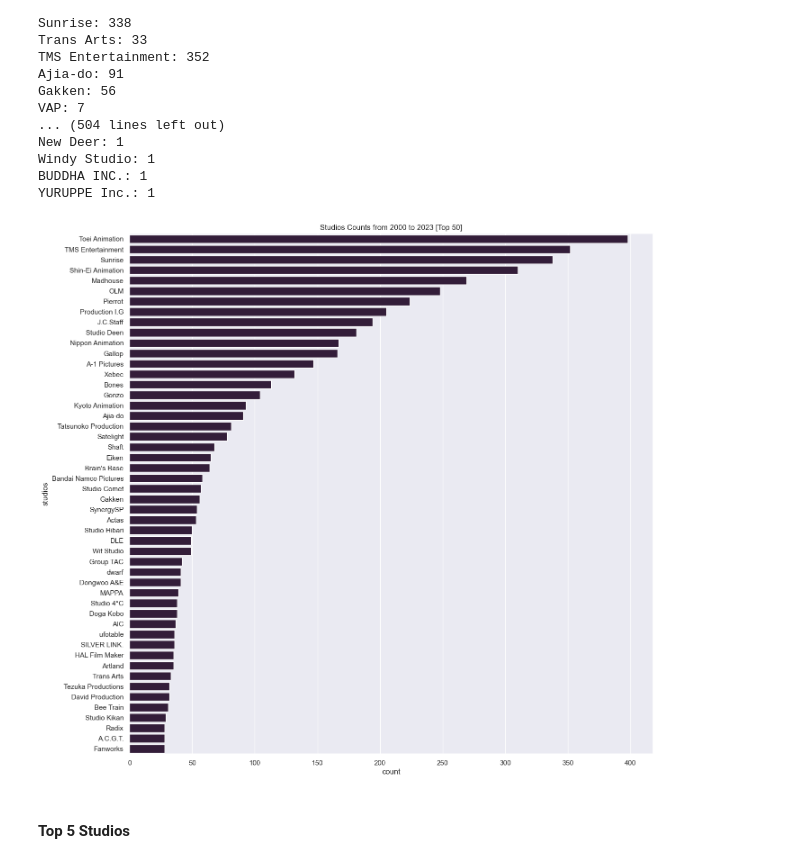
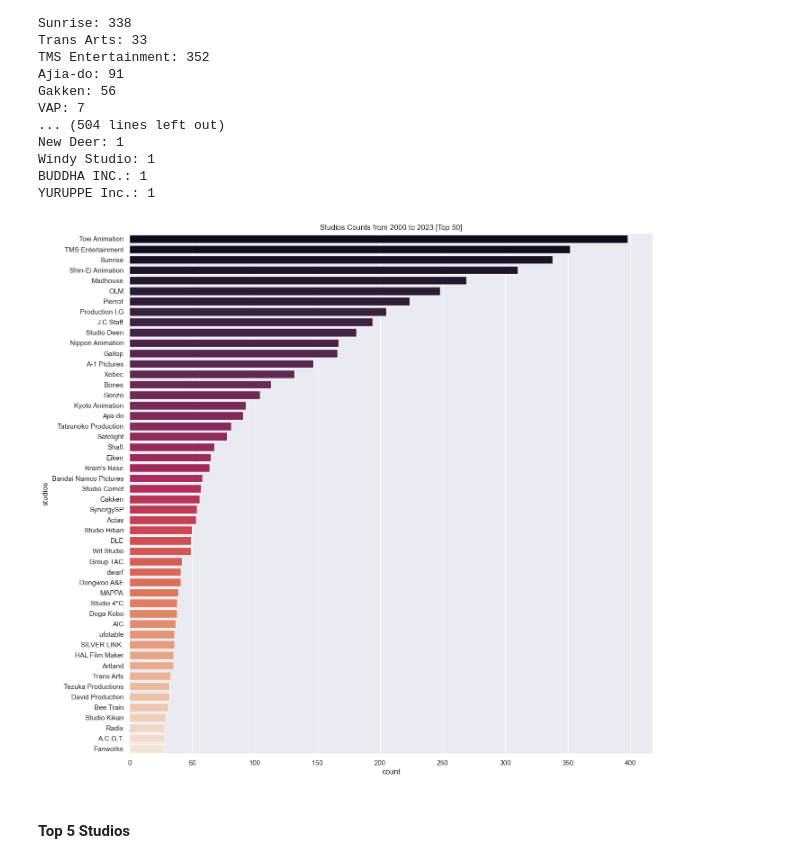
Before and after one commit to iSathyam31/Anime_Analytics, a Jupyter notebook: Notebooks/3-eda.ipynb, the cells around one changed output. Saved outputs shown, nothing was run; the diff lists cells and outputs as text; code cells hidden in the pictures.

```diff
--- a/Notebooks/3-eda.ipynb
+++ b/Notebooks/3-eda.ipynb
@@ -392,29 +392,30 @@ YURUPPE Inc.: 1
 # %%
 # Set the figure size
 plt.figure(figsize=(15, 15))
 
 # Apply the rocket theme
 import seaborn as sb
-sb.set_theme(style="darkgrid", palette="rocket")
+sb.set_theme(style="darkgrid")
 
 # convert dict to dataframe
 studios_df = pd.DataFrame(studios_dict.items())
 
 # rename column names
 studios_df.rename(columns={0: 'studios', 1: 'count'}, inplace=True)
 
 # Reorder genre dataframe in descending order
 studios_df = studios_df.sort_values(['count'], ascending=False).reset_index(drop=True)
 
 # Make a barplot with the rocket color theme applied
 sb.barplot(
     x="count",
     y="studios",
     data=studios_df.head(50),
     estimator=sum,
+    palette="rocket"
 ).set(title="Studios Counts from 2000 to 2023 [Top 50]");
 # %% [output]
-[figure, old version]
+[figure, new version]
 # %% [markdown]
 #### Top 5 Studios
 # %%
```
